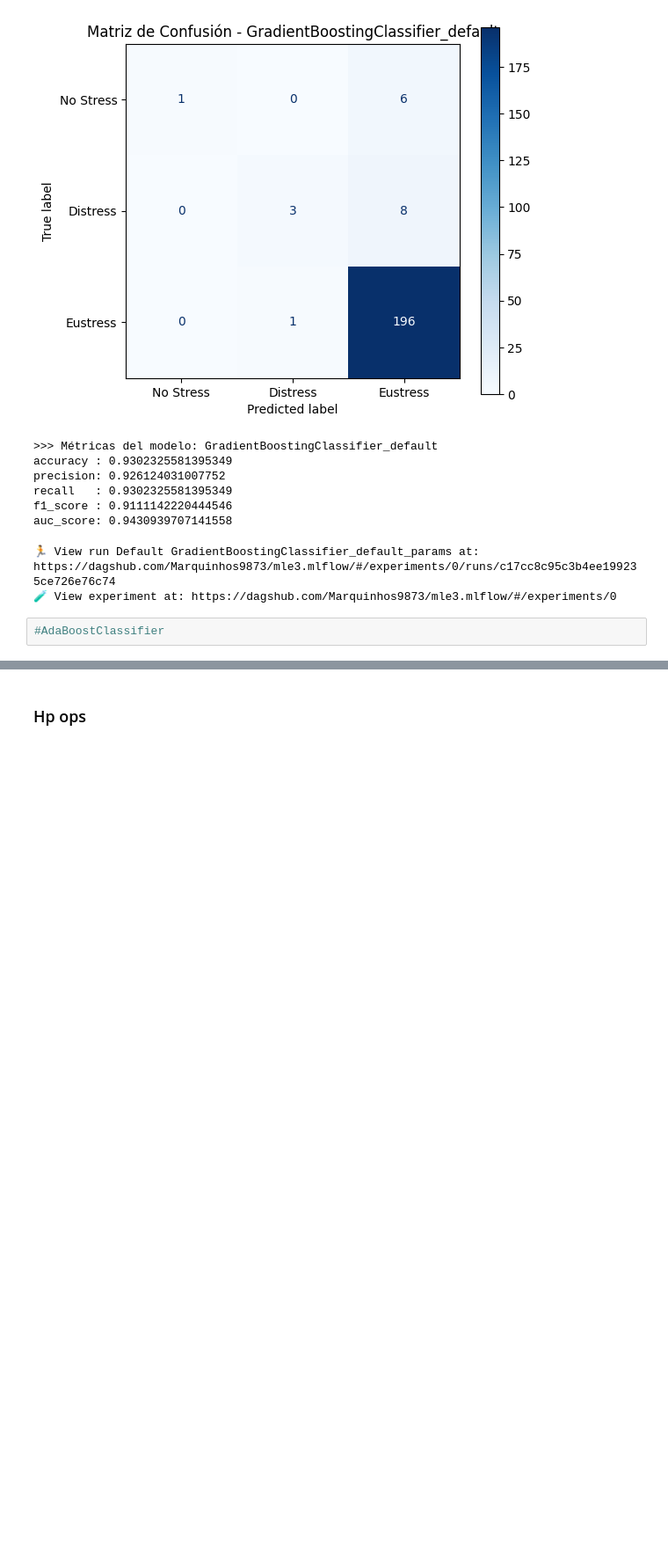
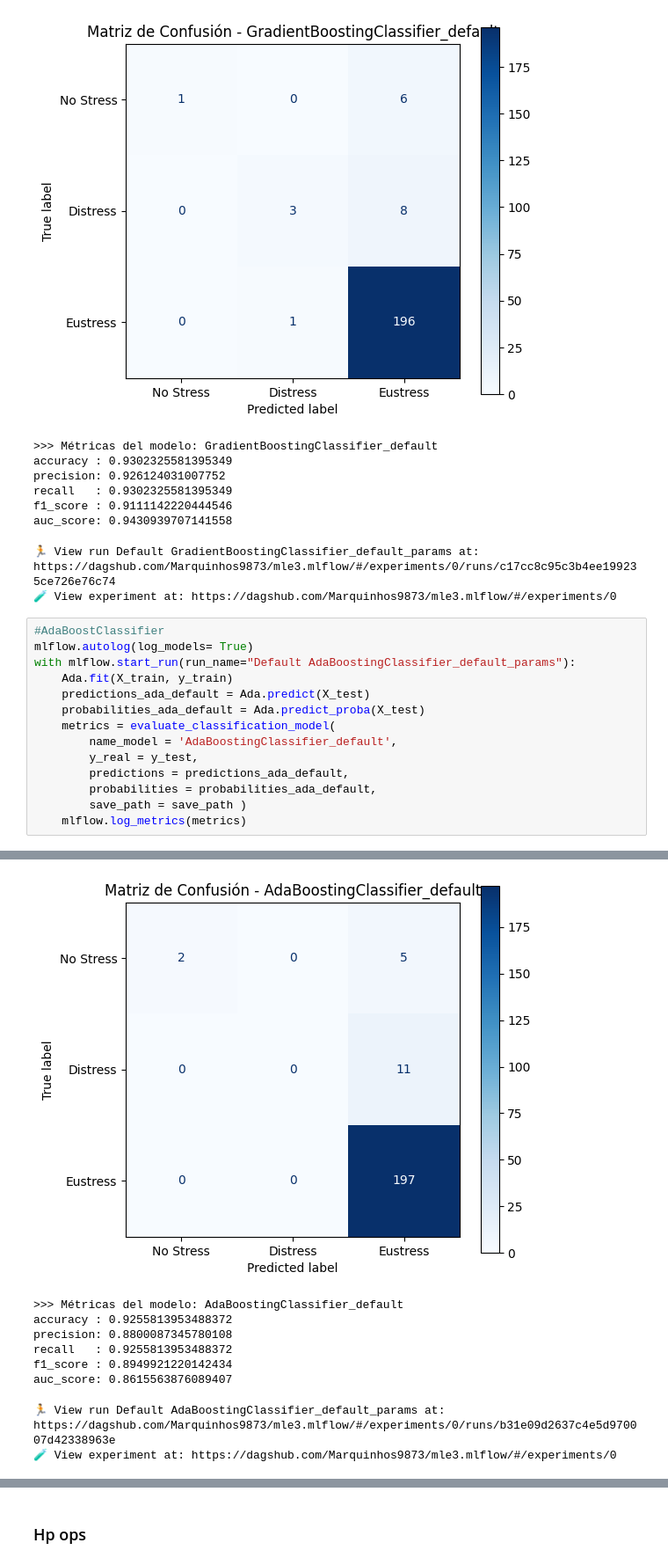
Before and after one commit to Marquinhos9873/mle3, a Jupyter notebook: notebooks/Clasificacion HPM_base.ipynb, the cells around one changed output, grey strips where cells are left out. Shown at 88% size. Cells and saved outputs as stored; diff of their text form; blank space fills up the shorter version.

```diff
--- a/notebooks/Clasificacion HPM_base.ipynb
+++ b/notebooks/Clasificacion HPM_base.ipynb
@@ -574,3 +576,16 @@ auc_score: 0.9430939707141558
 🧪 View experiment at: https://dagshub.com/Marquinhos9873/mle3.mlflow/#/experiments/0
 # %%
 #AdaBoostClassifier
+mlflow.autolog(log_models= True)
+with mlflow.start_run(run_name="Default AdaBoostingClassifier_default_params"):
+    Ada.fit(X_train, y_train)
+    predictions_ada_default = Ada.predict(X_test)
+    probabilities_ada_default = Ada.predict_proba(X_test)
+    metrics = evaluate_classification_model(
+        name_model = 'AdaBoostingClassifier_default',
+        y_real = y_test,
+        predictions = predictions_ada_default,
+        probabilities = probabilities_ada_default,
+        save_path = save_path )
+    mlflow.log_metrics(metrics)
+# %% [output]
@@ -576,0 +601,9 @@ auc_score: 0.9430939707141558
+[figure, added]
+>>> Métricas del modelo: AdaBoostingClassifier_default
+accuracy : 0.9255813953488372
+precision: 0.8800087345780108
+recall   : 0.9255813953488372
+f1_score : 0.8949921220142434
+auc_score: 0.8615563876089407
+🏃 View run Default AdaBoostingClassifier_default_params at: https://dagshub.com/Marquinhos9873/mle3.mlflow/#/experiments/0/runs/b31e09d2637c4e5d970007d42338963e
+🧪 View experiment at: https://dagshub.com/Marquinhos9873/mle3.mlflow/#/experiments/0
```
Also changed, not shown: parts of 25 cells of this notebook, 2 other files.
